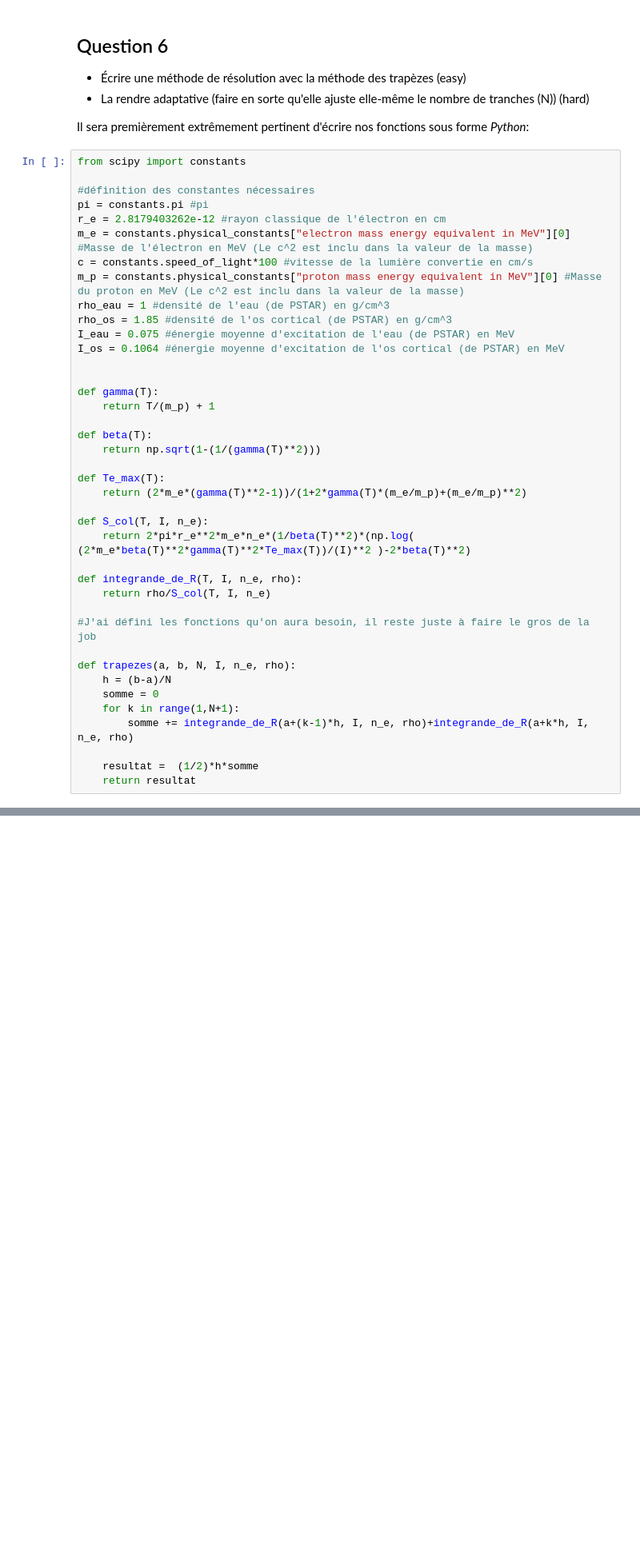
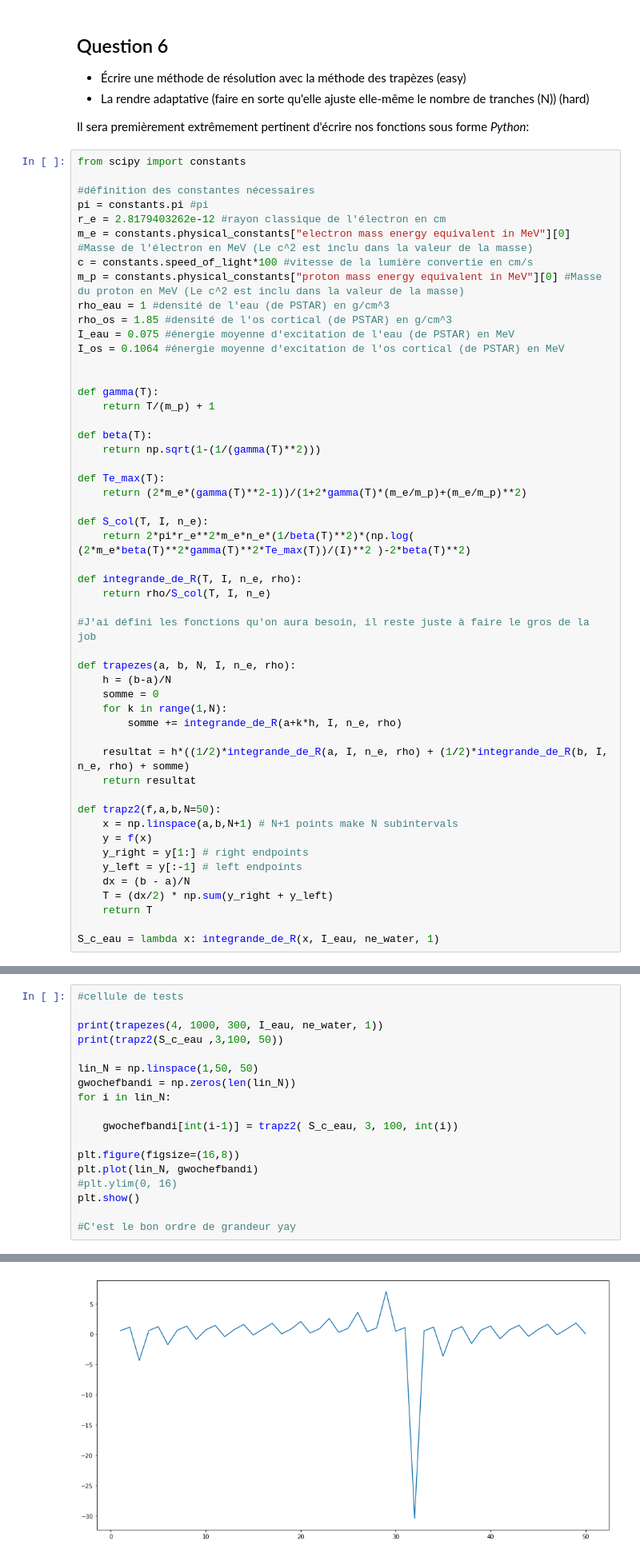
Before and after one commit to juham58/PhysNum_TP1, a Jupyter notebook: TP1.ipynb, the cells around one changed output, grey strips where cells are left out. Shown at 80% size. Drawn from its saved outputs; the diff is of its cells as text; blank space fills up the shorter version.

```diff
--- a/TP1.ipynb
+++ b/TP1.ipynb
@@ -159,8 +159,19 @@ def integrande_de_R(T, I, n_e, rho):
 def trapezes(a, b, N, I, n_e, rho):
     h = (b-a)/N
     somme = 0
-    for k in range(1,N+1):
-        somme += integrande_de_R(a+(k-1)*h, I, n_e, rho)+integrande_de_R(a+k*h, I, n_e, rho)
+    for k in range(1,N):
+        somme += integrande_de_R(a+k*h, I, n_e, rho)
 
-    resultat =  (1/2)*h*somme
+    resultat = h*((1/2)*integrande_de_R(a, I, n_e, rho) + (1/2)*integrande_de_R(b, I, n_e, rho) + somme)
     return resultat
+
+def trapz2(f,a,b,N=50):
+    x = np.linspace(a,b,N+1) # N+1 points make N subintervals
+    y = f(x)
+    y_right = y[1:] # right endpoints
+    y_left = y[:-1] # left endpoints
+    dx = (b - a)/N
+    T = (dx/2) * np.sum(y_right + y_left)
+    return T
+
+S_c_eau = lambda x: integrande_de_R(x, I_eau, ne_water, 1)
@@ -174,0 +178,19 @@ print(trapezes(0, 100, 10, I_eau, ne_water, 1))
+# %%
+#cellule de tests
+
+print(trapezes(4, 1000, 300, I_eau, ne_water, 1))
+print(trapz2(S_c_eau ,3,100, 50))
+
+lin_N = np.linspace(1,50, 50)
+gwochefbandi = np.zeros(len(lin_N))
+for i in lin_N:
+
+    gwochefbandi[int(i-1)] = trapz2( S_c_eau, 3, 100, int(i))
+
+plt.figure(figsize=(16,8))
+plt.plot(lin_N, gwochefbandi)
+#plt.ylim(0, 16)
+plt.show()
+
+#C'est le bon ordre de grandeur yay
+# %% [output]
@@ -175,3 +199,4 @@ print(trapezes(0, 100, 10, I_eau, ne_water, 1))
+[figure, added]
 # %% [markdown]
 ## Question 7
 # %% [markdown]
```
Also changed, not shown: parts of 2 cells of this notebook.
